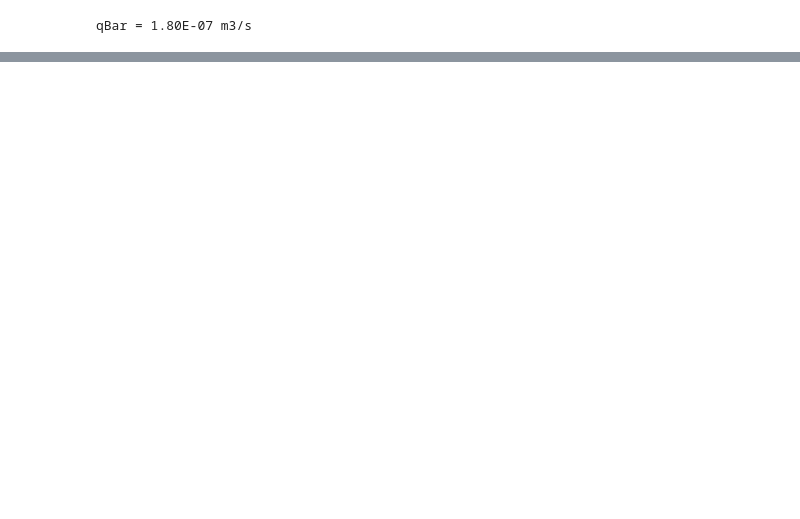
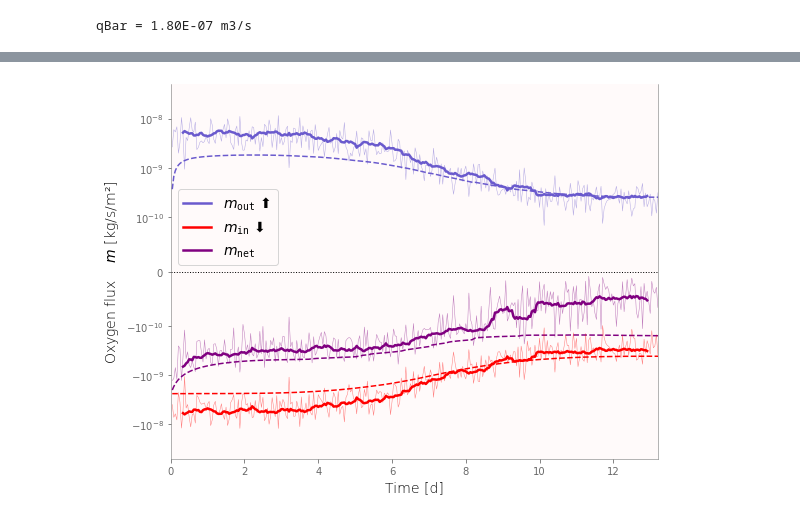
Before and after one commit to edsaac/ReactiveBiomass, a Jupyter notebook: notebooks/RetriveFluxes.ipynb, the cells around one changed output, grey strips where cells are left out. Cells and saved outputs as stored; diff of their text form; code cells hidden in the pictures; blank space fills up the shorter version.

```diff
--- a/notebooks/RetriveFluxes.ipynb
+++ b/notebooks/RetriveFluxes.ipynb
@@ -133 +180,54 @@ plt.show()
+# %%
+fields = ["O2"]
+fig,axs = plt.subplots(len(fields),1,sharex=True,figsize=[8,6])
+
+df = RANS
+for ax,field in zip([axs],fields):
+    ax.plot(df['Time (d)'],df[f'massIn {field} (kg/s/m2)'],
+        c='red',alpha=1,lw=1.5,ls='dashed')
+    ax.plot(df['Time (d)'],df[f'massOut {field} (kg/s/m2)'],
+        c='slateblue',alpha=1,lw=1.5,ls='dashed')
+    ax.plot(df['Time (d)'],df[f'massNet {field} (kg/s/m2)'],
+        c='purple',alpha=1,lw=1.5,ls='dashed')
+
+df = LES
+for ax,field in zip([axs],fields):
+    ax.plot(df['Time (d)'],df[f'massIn {field} (kg/s/m2)'],
+        c='red',alpha=0.5,lw=0.5)
+    ax.plot(df['Time (d)'],df[f'massOut {field} (kg/s/m2)'],
+        c='slateblue',alpha=0.5,lw=0.5)
+    ax.plot(df['Time (d)'],df[f'massNet {field} (kg/s/m2)'],
+        c='purple',alpha=0.5,lw=0.5)
+    ax.axhline(y=0,ls=':',lw=1,c='k')
+    ax.set_xlim([0,13.2])
+
+    LES[f'Rolling_massOut_{field}'] = LES[f'massOut {field} (kg/s/m2)'].rolling(15,center=True).mean()
+    ax.plot(LES['Time (d)'],LES[f'Rolling_massOut_{field}'],
+            c='slateblue',alpha=1,lw=2.5,label=r'$m_\mathtt{out}$ ⬆️')
+
+    LES[f'Rolling_massIn_{field}'] = LES[f'massIn {field} (kg/s/m2)'].rolling(15,center=True).mean()
+    ax.plot(LES['Time (d)'],LES[f'Rolling_massIn_{field}'],
+             c='red',alpha=1,lw=2.5,label=r'$m_\mathtt{in}$ ⬇️')
+
+    LES[f'Rolling_massNet_{field}'] = LES[f'massNet {field} (kg/s/m2)'].rolling(15,center=True).mean()
+    ax.plot(LES['Time (d)'],LES[f'Rolling_massNet_{field}'],
+            c='purple',alpha=1,lw=2.5,label=r'$m_\mathtt{net}$')
+
+ax = axs
+ax.set(ylim=[-5.0E-8,5.0E-8])
+ax.set_yscale('symlog', linthresh=1E-10)
+
+ax.legend(loc='lower left',bbox_to_anchor=(0.0,0.5))
+
+ax.set_xlabel("Time [d]")
+ax.set_ylabel(r"Oxygen flux    $m$ [kg/s/m²]")
+
+fig.tight_layout()
+
+fileForSVG = f"RetrieveFluxes/{isHot=}_ChemsFlux.svg"
+plt.savefig(fileForSVG)
+# os.system(f"xclip -se c -t image/png -i {fileForSVG}")
+plt.show()
+# %% [output]
+[figure, added]
 # %%
```
Also changed, not shown: parts of 6 cells of this notebook, 14 other files.
